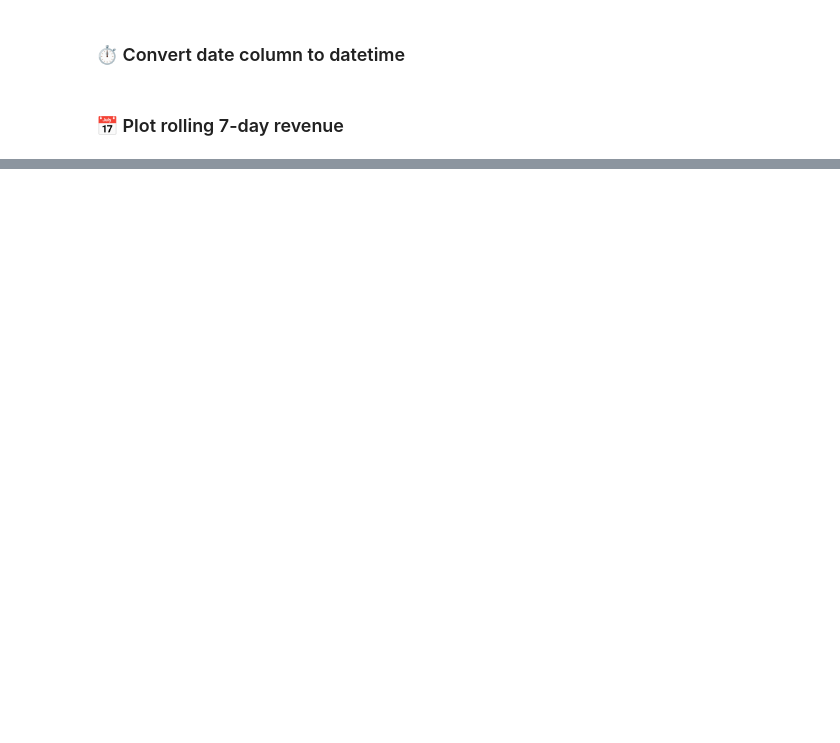
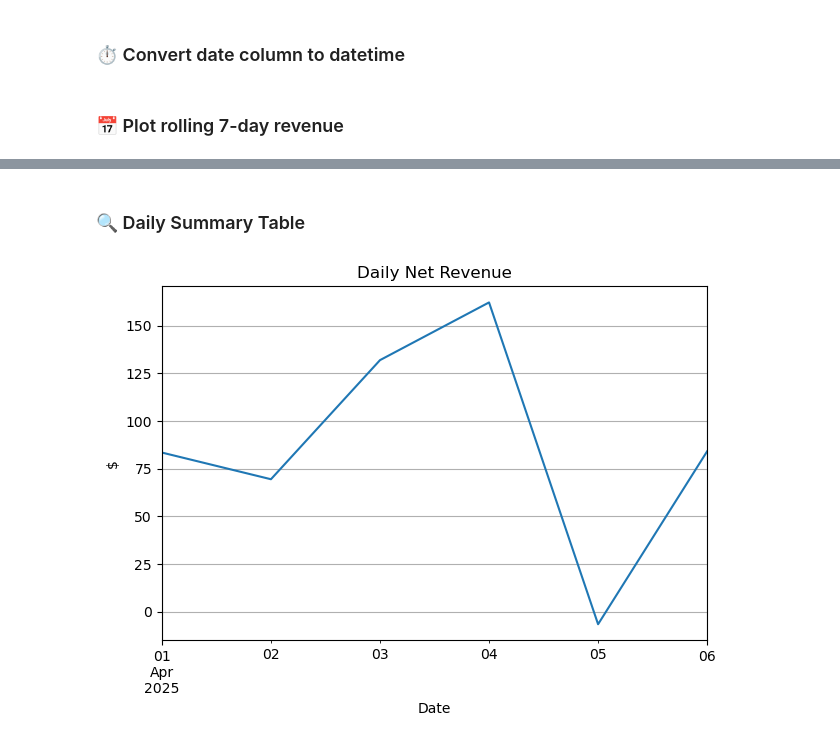
Before and after one commit to sldowd/bakery-data-lab, a Jupyter notebook: notebooks/transactions_analysis.ipynb, the cells around one changed output, grey strips where cells are left out. Drawn from its saved outputs; the diff is of its cells as text; code cells hidden in the pictures; blank space fills up the shorter version.

```diff
--- a/notebooks/transactions_analysis.ipynb
+++ b/notebooks/transactions_analysis.ipynb
@@ -76,0 +60,19 @@ plt.show()
+# %% [markdown]
+### 🔍 Daily Summary Table
+# %%
+summary = df.pivot_table(index="date",
+                         columns="transaction_type",
+                         values="amount",
+                         aggfunc="sum").fillna(0)
+
+summary["net"] = summary.get("sale", 0) - summary.get("expense", 0)
+summary
+
+summary["net"].plot(kind="line", title="Daily Net Revenue")
+plt.ylabel("$")
+plt.xlabel("Date")
+plt.grid(True)
+plt.tight_layout()
+plt.show()
+# %% [output]
+[figure, added]
```
Also changed, not shown: parts of 8 cells of this notebook.
